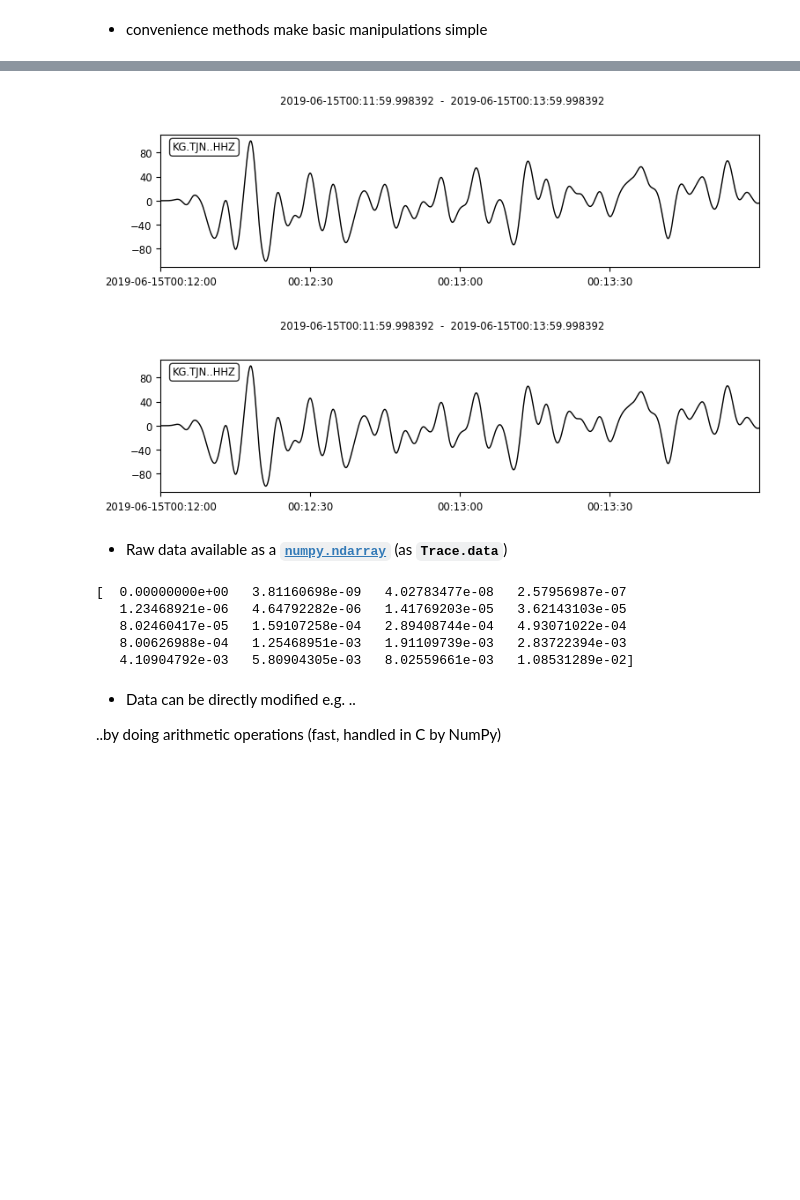
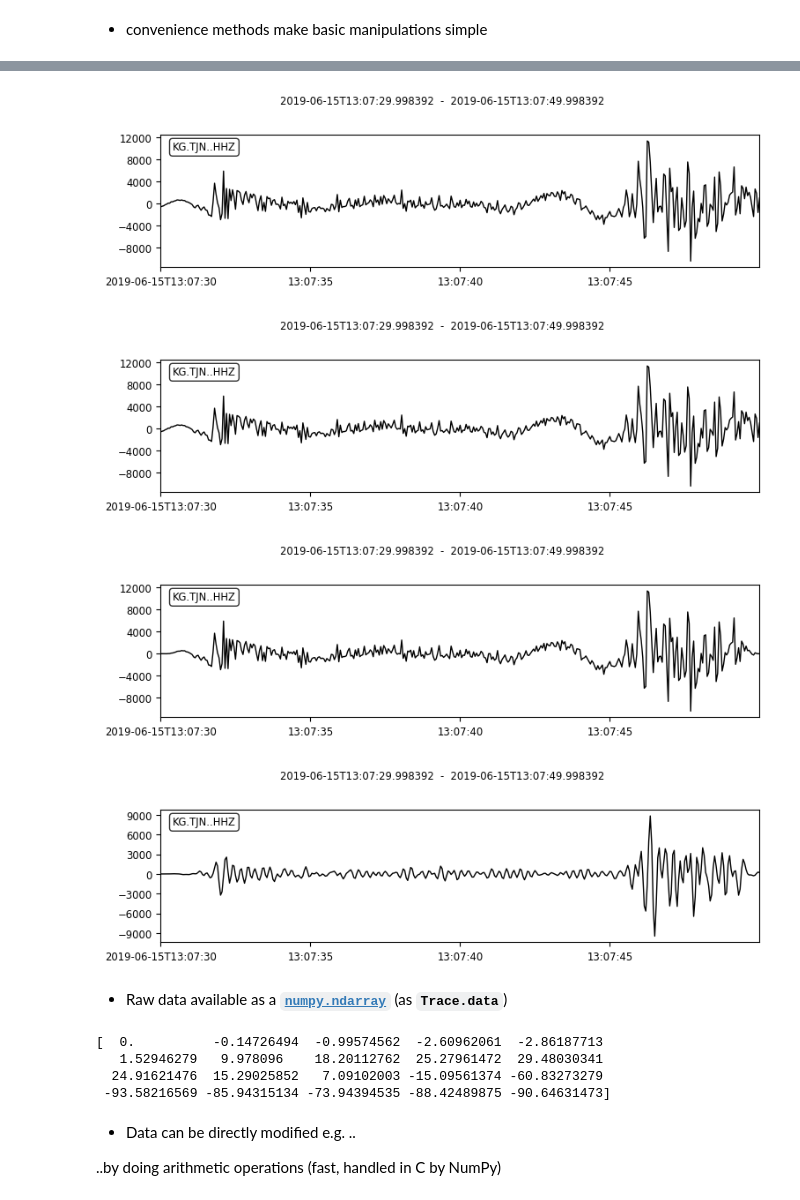
Before and after one commit to yunjeong-seong/kerc_obspy, a Jupyter notebook: 03_waveform_data.ipynb, the cells around one changed output, grey strips where cells are left out. Cells and saved outputs as stored; diff of their text form; code cells hidden in the pictures; blank space fills up the shorter version.

```diff
--- a/03_waveform_data.ipynb
+++ b/03_waveform_data.ipynb
@@ -155,7 +160,7 @@ print(tr.stats.npts, "|", tr.stats.endtime)
 # %% [markdown]
 - convenience methods make basic manipulations simple
 # %%
-tr = read("./data/TJN_20190615.mseed")[0]
+tr = read("./data/TJN_20190615_HH.mseed")[1]
 tr.plot();
 print(tr)
 # %% [output]
@@ -180,11 +187,20 @@ KG.TJN..HHZ | 2019-06-15T00:11:59.998392Z - 2019-06-15T00:13:59.998392Z | 20.0 H
 # %%
 tr.detrend("linear")
+tr.plot();
+
+tr.detrend("demean")
+tr.plot();
+
 tr.taper(max_percentage=0.05, type='cosine')
-tr.filter("lowpass", freq=0.1)
-tr.plot()
+tr.plot();
+
+tr.filter("bandpass", freqmin=1, freqmax=5)
+tr.plot();
 # %% [output]
-[figure, old version]
+[figure, new version]
-[figure, old version]
+[figure, new version]
+[figure, added]
+[figure, added]
 # %%
 # try tr.<Tab> for other methods defined for Trace
 tr.detrend?
@@ -193,11 +209,10 @@ tr.detrend?
 # %%
 print(tr.data[:20])
 # %% [output]
-[  0.00000000e+00   3.81160698e-09   4.02783477e-08   2.57956987e-07
-   1.23468921e-06   4.64792282e-06   1.41769203e-05   3.62143103e-05
-   8.02460417e-05   1.59107258e-04   2.89408744e-04   4.93071022e-04
-   8.00626988e-04   1.25468951e-03   1.91109739e-03   2.83722394e-03
-   4.10904792e-03   5.80904305e-03   8.02559661e-03   1.08531289e-02]
+[  0.          -0.14726494  -0.99574562  -2.60962061  -2.86187713
+   1.52946279   9.978096    18.20112762  25.27961472  29.48030341
+  24.91621476  15.29025852   7.09102003 -15.09561374 -60.83273279
+ -93.58216569 -85.94315134 -73.94394535 -88.42489875 -90.64631473]
 # %% [markdown]
 - Data can be directly modified e.g. ..
 
```
Also changed, not shown: parts of 35 cells of this notebook, 2 other files.
